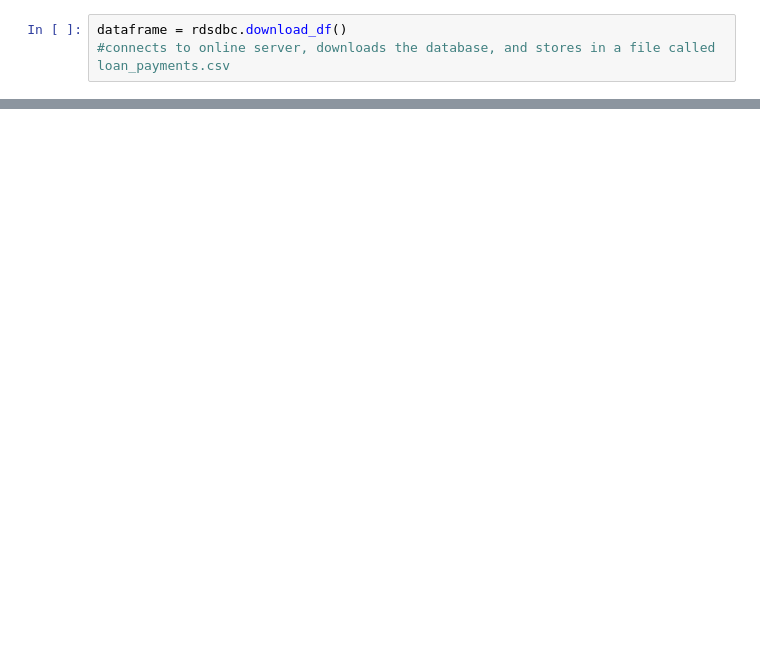
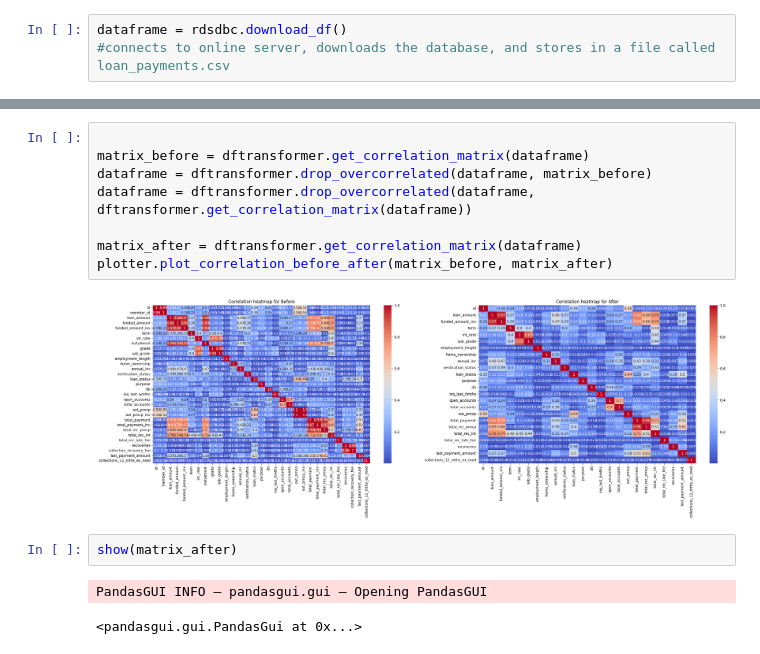
Before and after one commit to AdjunxLynx/exploratory-data-analysis---customer-loans-in-finance, a Jupyter notebook: db_util.ipynb, the cells around one changed output, grey strips where cells are left out. Cells and saved outputs as stored; diff of their text form; blank space fills up the shorter version.

```diff
--- a/db_util.ipynb
+++ b/db_util.ipynb
@@ -84,0 +86,15 @@ AttributeError: 'dict' object has no attribute 'plot'
+# %%
+
+matrix_before = dftransformer.get_correlation_matrix(dataframe)
+dataframe = dftransformer.drop_overcorrelated(dataframe, matrix_before)
+dataframe = dftransformer.drop_overcorrelated(dataframe, dftransformer.get_correlation_matrix(dataframe))
+
+matrix_after = dftransformer.get_correlation_matrix(dataframe)
+plotter.plot_correlation_before_after(matrix_before, matrix_after)
+# %% [output]
+[figure, added]
+# %%
+show(matrix_after)
+# %% [output]
+PandasGUI INFO — pandasgui.gui — Opening PandasGUI
+<pandasgui.gui.PandasGui at 0x...>
```
Also changed, not shown: parts of 14 cells of this notebook, 2 other files.
